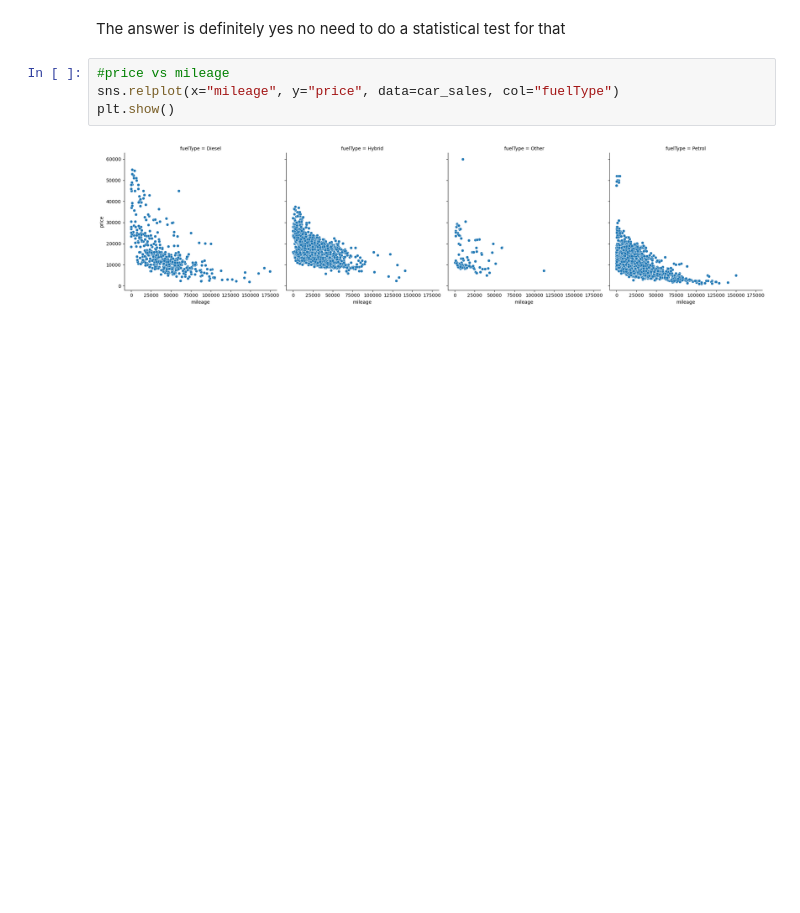
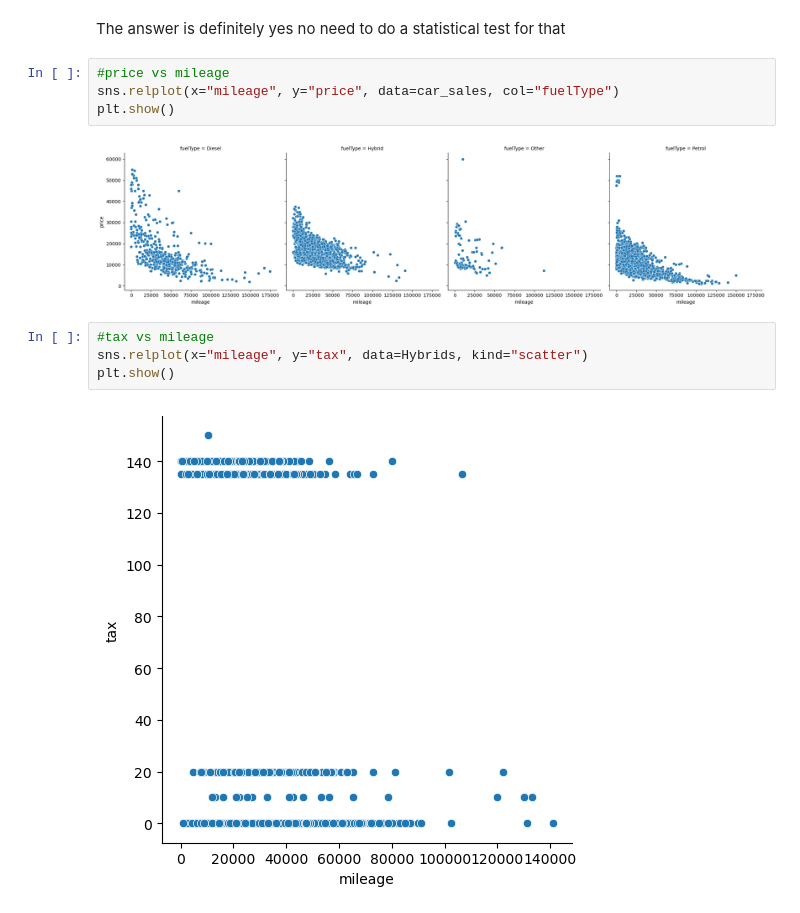
Before and after one commit to flylight-max/project-Datacamp, a Jupyter notebook: my_analysis_car_sales.ipynb, the cells around one changed output. Saved outputs shown, nothing was run; the diff lists cells and outputs as text; blank space fills up the shorter version.

```diff
--- a/my_analysis_car_sales.ipynb
+++ b/my_analysis_car_sales.ipynb
@@ -535,3 +566,9 @@ sns.relplot(x="mileage", y="price", data=car_sales, col="fuelType")
 plt.show()
 # %% [output]
 [figure]
+# %%
+#tax vs mileage
+sns.relplot(x="mileage", y="tax", data=Hybrids, kind="scatter")
+plt.show()
+# %% [output]
+[figure, added]
```
Also changed, not shown: parts of 5 cells of this notebook.
